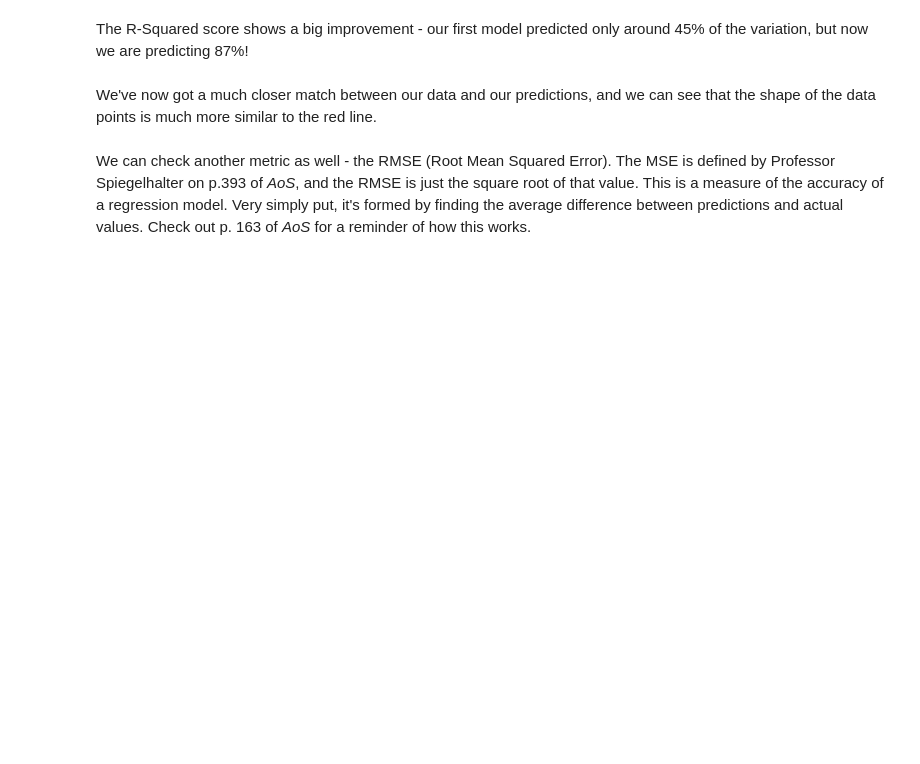
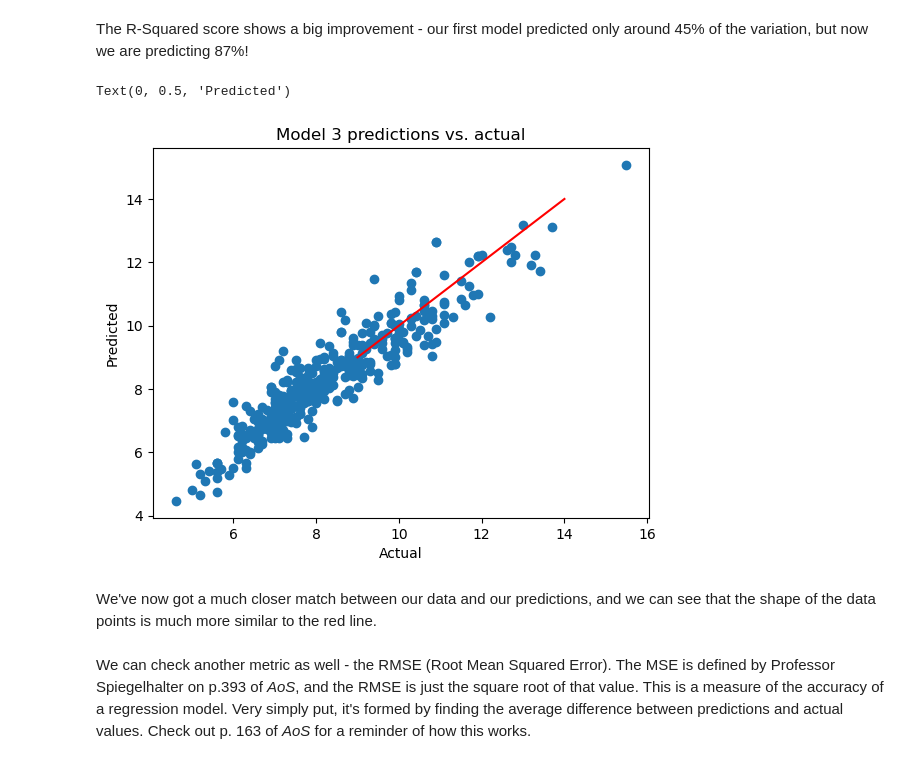
Before and after one commit to adesoyee/Oluwamayowa_Phase2, a Jupyter notebook: 1_16/Linear_Regression_Review/Regression Case Study - the Red Wine Dataset - Tier 2.ipynb, the cells around one changed output. Saved outputs shown, nothing was run; the diff lists cells and outputs as text; code cells hidden in the pictures; blank space fills up the shorter version.

```diff
--- a/1_16/Linear_Regression_Review/Regression Case Study - the Red Wine Dataset - Tier 2.ipynb
+++ b/1_16/Linear_Regression_Review/Regression Case Study - the Red Wine Dataset - Tier 2.ipynb
@@ -346,14 +346,14 @@ X = wine
 X = sm.add_constant(X)
 # %%
 # The rest of the preparation is as before.
-y = _ _ _
+y = wine[["fixed.acidity"]]
 
 # Split the data using train_test_split()
-X_train, X_test, y_train, y_test = _ _ _(X, y, test_size = 0.25, random_state = 123)
+X_train, X_test, y_train, y_test = train_test_split(X, y, test_size=0.25, random_state=123)
 # %%
 # Create the model
 rModel2 = sm.OLS(y_train, X_train)
 # Fit the model with fit()
-rModel2_results = rModel2._ _ _()
+rModel2_results = rModel2.fit()
 # %%
 # Evaluate the model with .summary()
@@ -390,14 +421,14 @@ Remember, as Professor Spiegelhalter explains on p.132 of *AoS*, including more
 # Create test and train datasets
 # This is again very similar, but now we include more columns in the predictors
 # Include all columns from data in the explanatory variables X except fixed.acidity and quality (which was an integer)
-X = wine._ _ _(["fixed.acidity", "_ _ _"],axis=1)
+X = wine.drop(["fixed.acidity", "quality"], axis=1)
 
 # Create constants for X, so the model knows its bounds
 X = sm.add_constant(X)
 y = wine[["fixed.acidity"]]
 
 # Split the data
-X_train, X_test, y_train, y_test = _ _ _(X, y, test_size = 0.25, random_state = 123)
+X_train, X_test, y_train, y_test = train_test_split(X, y, test_size=0.25, random_state=123)
 # %%
 # We can use almost identical code to create the third model, because it is the same algorithm, just different inputs
 # Create the model
@@ -411,19 +462,22 @@ rModel3_results.summary()
 The R-Squared score shows a big improvement - our first model predicted only around 45% of the variation, but now we are predicting 87%!
 # %%
 # Use our new model to make predictions
-y_pred = rModel3_results._ _ _(_ _ _)
+y_pred = rModel2_results.predict(X_test)
 # %%
 # Plot the predictions
 # Build a scatterplot
-plt._ _ _(y_test, y_pred)
+plt.scatter(y_test, y_pred)
 
 # Add a line for perfect correlation
 plt.plot([x for x in range(9,15)],[x for x in range(9,15)], color='red')
 
 # Label it nicely
 plt.title("Model 3 predictions vs. actual")
-plt._ _ _("Actual")
+plt.xlabel("Actual")
 plt.ylabel("Predicted")
+# %% [output]
+Text(0, 0.5, 'Predicted')
+[figure, added]
 # %% [markdown]
 We've now got a much closer match between our data and our predictions, and we can see that the shape of the data points is much more similar to the red line.
 # %% [markdown]
```
Also changed, not shown: parts of 6 cells of this notebook, 1 other file.
